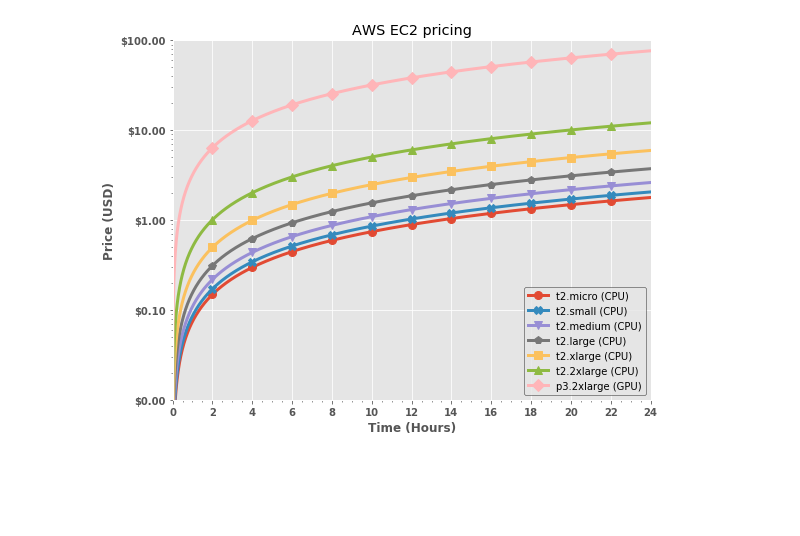
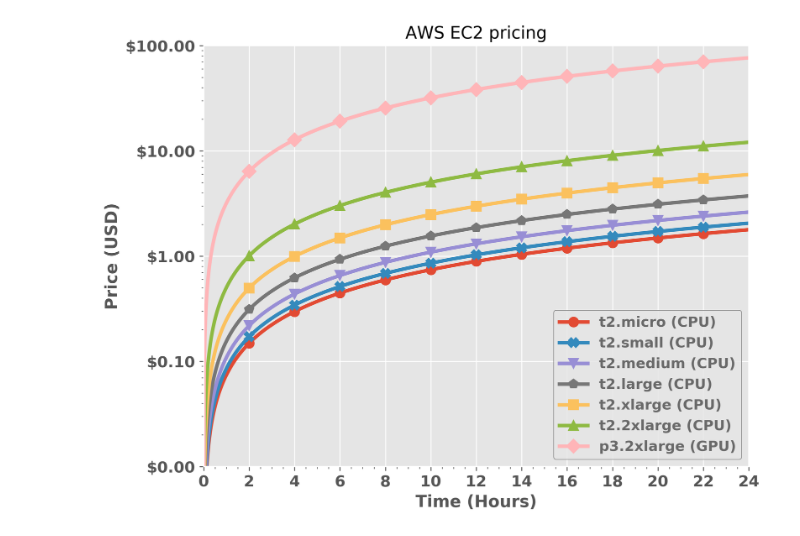
Before and after one commit to bourque/dsii-aas-2020, a Jupyter notebook: code/aws_pricing.ipynb, the cells around one changed output. Cells and saved outputs as stored; diff of their text form; code cells hidden in the pictures; blank space fills up the shorter version.

```diff
--- a/code/aws_pricing.ipynb
+++ b/code/aws_pricing.ipynb
@@ -26,24 +26,26 @@ for instance_type in pricing_dict:
 # %%
 marker = itertools.cycle(('o', 'X', 'v', 'p', 's', '^', 'D'))
 plt.style.use('ggplot')
-fig = plt.figure(figsize=(8, 6))
+fig = plt.figure(figsize=(8, 6), dpi=300)
 ax = fig.add_subplot(111)
 plt.yscale('log')
 ax.set_title('AWS EC2 pricing')
-ax.set_ylabel('Price (USD)', fontweight='bold')
-ax.set_xlabel('Time (Hours)', fontweight='bold')
+ax.set_ylabel('Price (USD)', fontweight='bold', fontsize=14)
+ax.set_xlabel('Time (Hours)', fontweight='bold', fontsize=14)
 for instance_type in results_dict:
     ax.plot(times, results_dict[instance_type]['prices'],
             linewidth=3, marker=next(marker), markevery=120, markersize=8, label=instance_type)
 ax.set_ylim([0.01, 100])
 ax.set_xlim([0, number_of_minutes])
 ax.set_yticks([0.01, 0.1, 1, 10, 100])
 ax.set_yticklabels(['$0.00', '$0.10', '$1.00', '$10.00', '$100.00'], fontweight='bold')
 ax.set_xticks(np.arange(0, number_of_minutes + 60, 120))
 ax.set_xticklabels(['0', '2', '4', '6', '8', '10', '12', '14', '16', '18', '20', '22', '24'], fontweight='bold')
+ax.tick_params(axis='both', which='major', labelsize=13)
 ax.xaxis.set_minor_locator(AutoMinorLocator(4))
-plt.legend(edgecolor='k')
+legend = plt.legend(edgecolor='dimgray', prop={'weight': 'bold', 'size': 12})
+plt.setp(legend.get_texts(), color='dimgray')
 plt.tight_layout()
 plt.savefig('../figures/aws_pricing.png')
 # %% [output]
-[figure, old version]
+[figure, new version]
```
Also changed, not shown: 5 other files.
